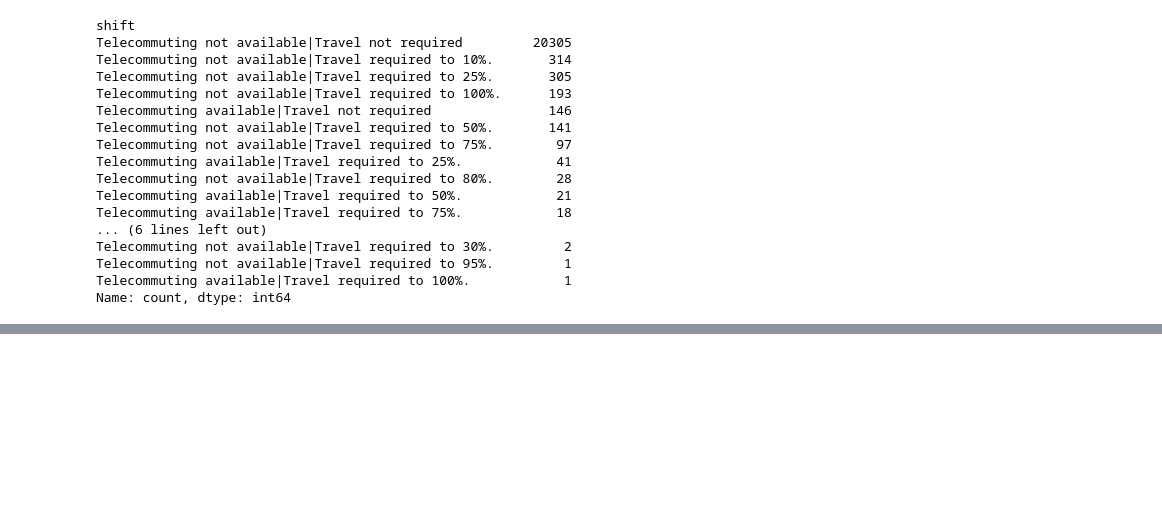
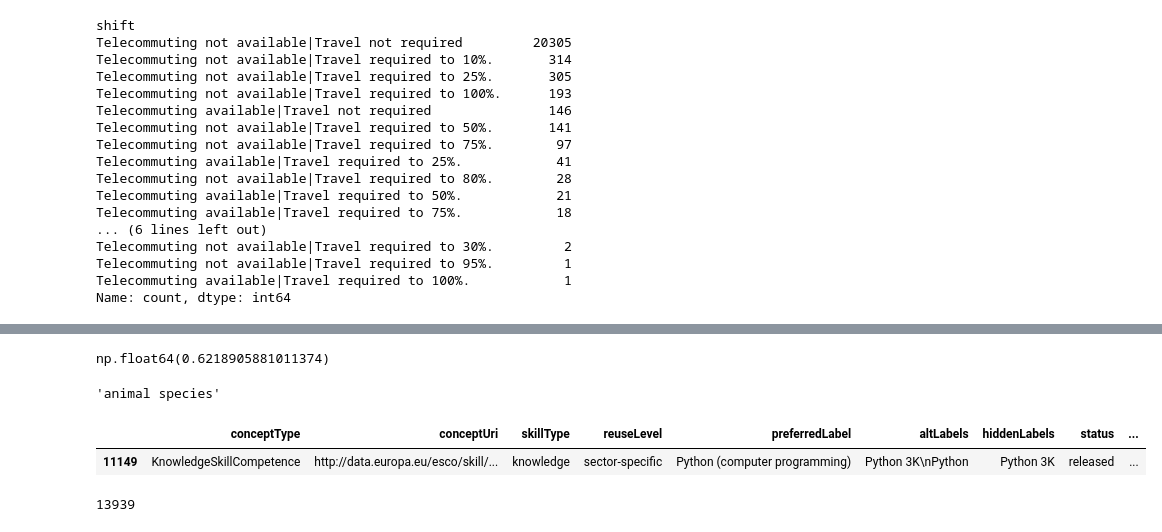
Before and after one commit to BenWSingleton/AI574-project, a Jupyter notebook: eda.ipynb, the cells around one changed output, grey strips where cells are left out. Saved outputs shown, nothing was run; the diff lists cells and outputs as text; code cells hidden in the pictures; blank space fills up the shorter version.

```diff
--- a/eda.ipynb
+++ b/eda.ipynb
@@ -189,0 +251,17 @@ Name: count, dtype: int64
+# %%
+match.max()
+# %% [output]
+np.float64(0.6218905881011374)
+# %%
+esco['preferredLabel'].iloc[12817]
+# %% [output]
+'animal species'
+# %%
+esco[esco['preferredLabel'].str.contains('Python')]
+# %% [output]
+|  | conceptType | conceptUri | skillType | reuseLevel | preferredLabel | altLabels | hiddenLabels | status | ... |
+| 11149 | KnowledgeSkillCompetence | http://data.europa.eu/esco/skill/... | knowledge | sector-specific | Python (computer programming) | Python 3K\nPython | Python 3K | released | ... |
+# %%
+esco['preferredLabel'].nunique()
+# %% [output]
+13939
```
Also changed, not shown: parts of 9 cells of this notebook, 3 other files.
